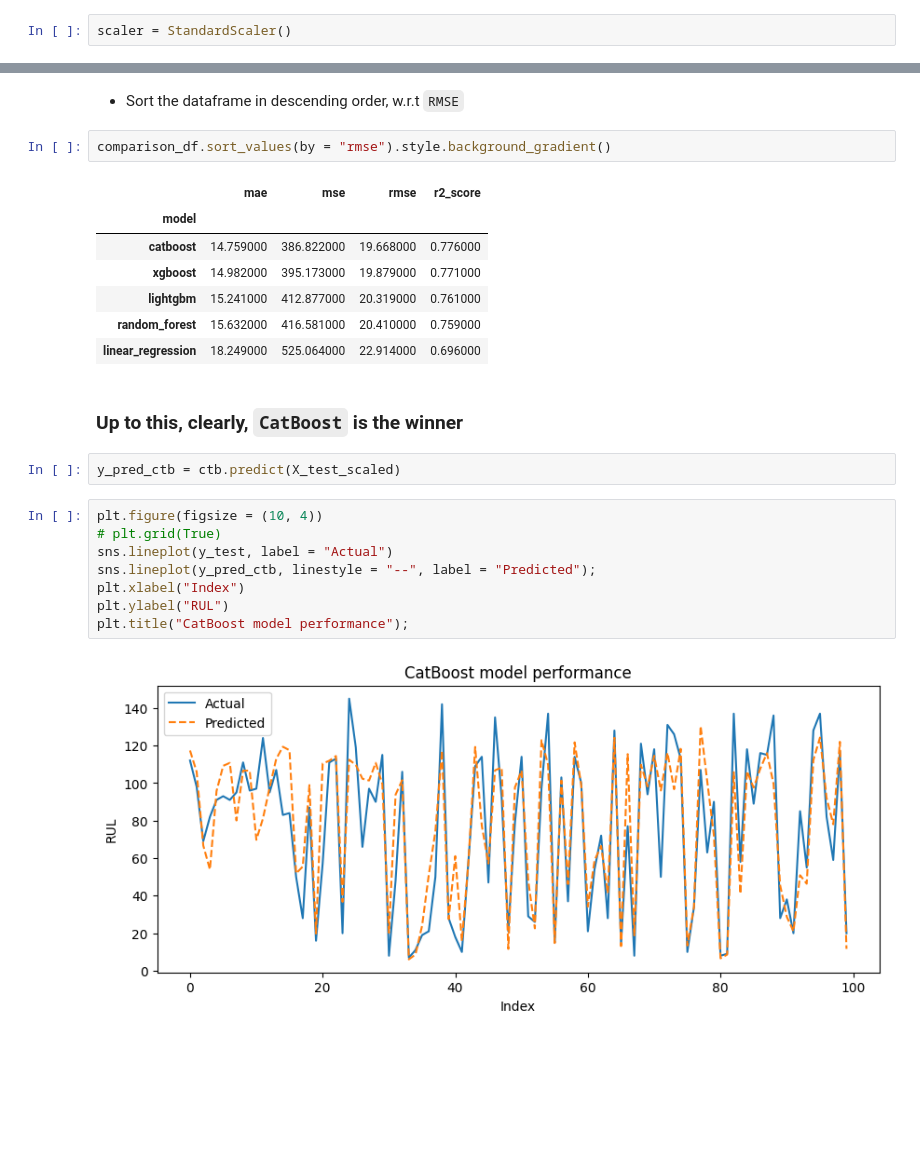
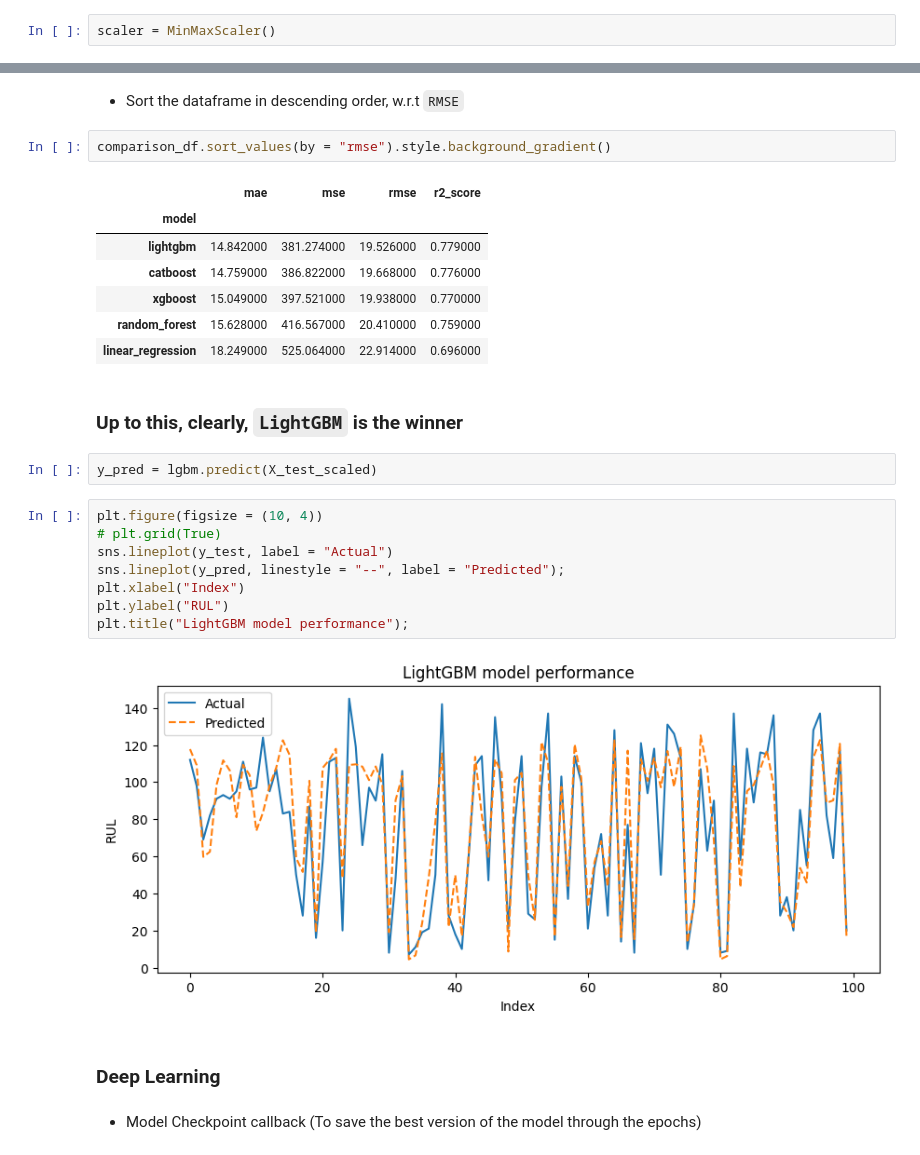
Before and after one commit to Mainakcris7/RUL_CMAPSS, a Jupyter notebook: rul_prediction.ipynb, the cells around one changed output, grey strips where cells are left out. Saved outputs shown, nothing was run; the diff lists cells and outputs as text; blank space fills up the shorter version.

```diff
--- a/rul_prediction.ipynb
+++ b/rul_prediction.ipynb
@@ -196,7 +203,7 @@ X_test.head(1)
 # %% [markdown]
 - Min Max Normalization
 # %%
-scaler = StandardScaler()
+scaler = MinMaxScaler()
 # %%
 X_scaled = scaler.fit_transform(X_train)
 X_test_scaled = scaler.transform(X_test)
@@ -369,22 +383,26 @@ comparison_df.sort_values(by = "rmse").style.background_gradient()
 # %% [output]
 |  | mae | mse | rmse | r2_score |
 | model |  |  |  |  |
+| lightgbm | 14.842000 | 381.274000 | 19.526000 | 0.779000 |
 | catboost | 14.759000 | 386.822000 | 19.668000 | 0.776000 |
-| xgboost | 14.982000 | 395.173000 | 19.879000 | 0.771000 |
-| lightgbm | 15.241000 | 412.877000 | 20.319000 | 0.761000 |
-| random_forest | 15.632000 | 416.581000 | 20.410000 | 0.759000 |
+| xgboost | 15.049000 | 397.521000 | 19.938000 | 0.770000 |
+| random_forest | 15.628000 | 416.567000 | 20.410000 | 0.759000 |
 | linear_regression | 18.249000 | 525.064000 | 22.914000 | 0.696000 |
 # %% [markdown]
-### Up to this, clearly, `CatBoost` is the winner
+### Up to this, clearly, `LightGBM` is the winner
 # %%
-y_pred_ctb = ctb.predict(X_test_scaled)
+y_pred = lgbm.predict(X_test_scaled)
 # %%
 plt.figure(figsize = (10, 4))
 # plt.grid(True)
 sns.lineplot(y_test, label = "Actual")
-sns.lineplot(y_pred_ctb, linestyle = "--", label = "Predicted");
+sns.lineplot(y_pred, linestyle = "--", label = "Predicted");
 plt.xlabel("Index")
 plt.ylabel("RUL")
-plt.title("CatBoost model performance");
+plt.title("LightGBM model performance");
 # %% [output]
-[figure, old version]
+[figure, new version]
+# %% [markdown]
+### **Deep Learning**
+# %% [markdown]
+- Model Checkpoint callback (To save the best version of the model through the epochs)
```
Also changed, not shown: parts of 55 cells of this notebook, 3 other files.
